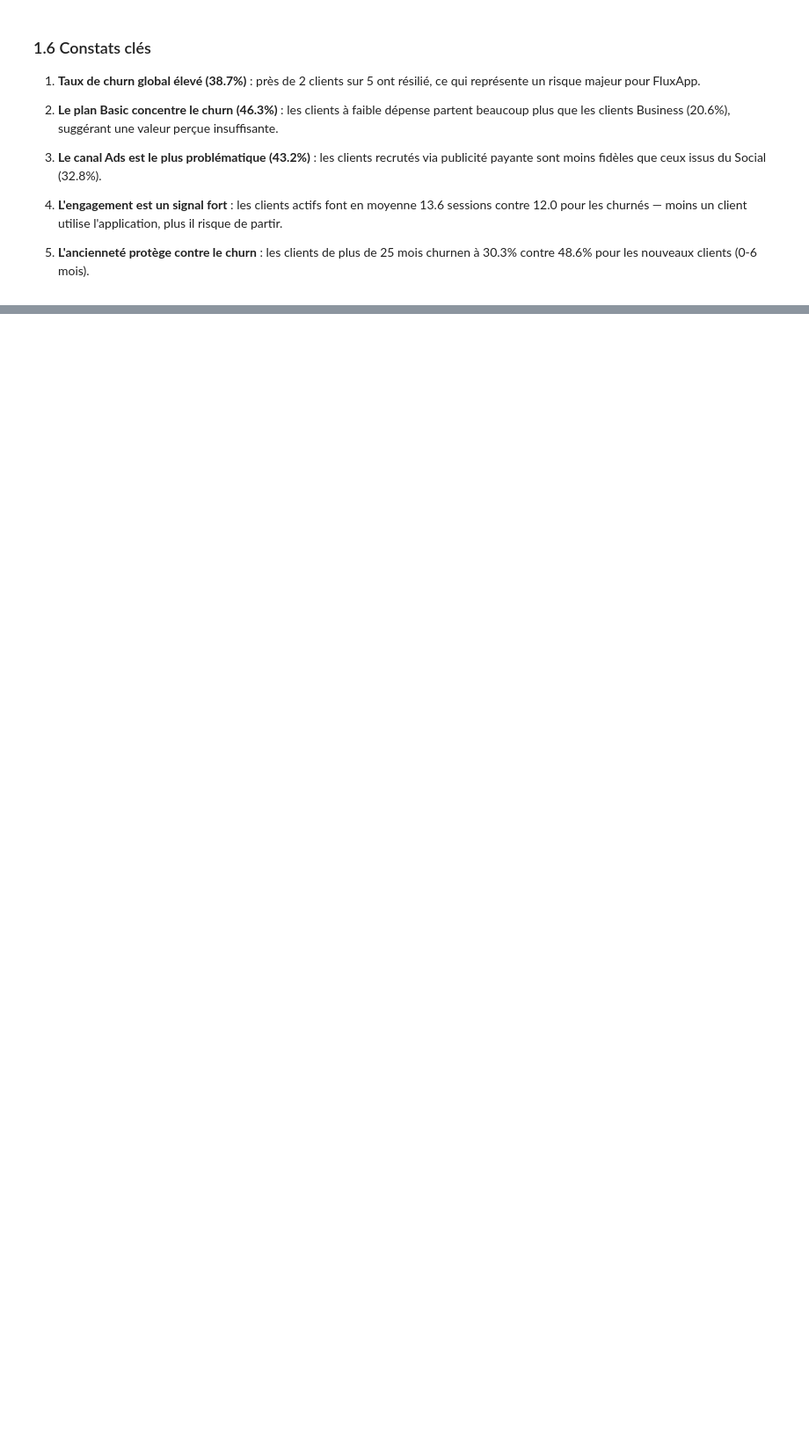
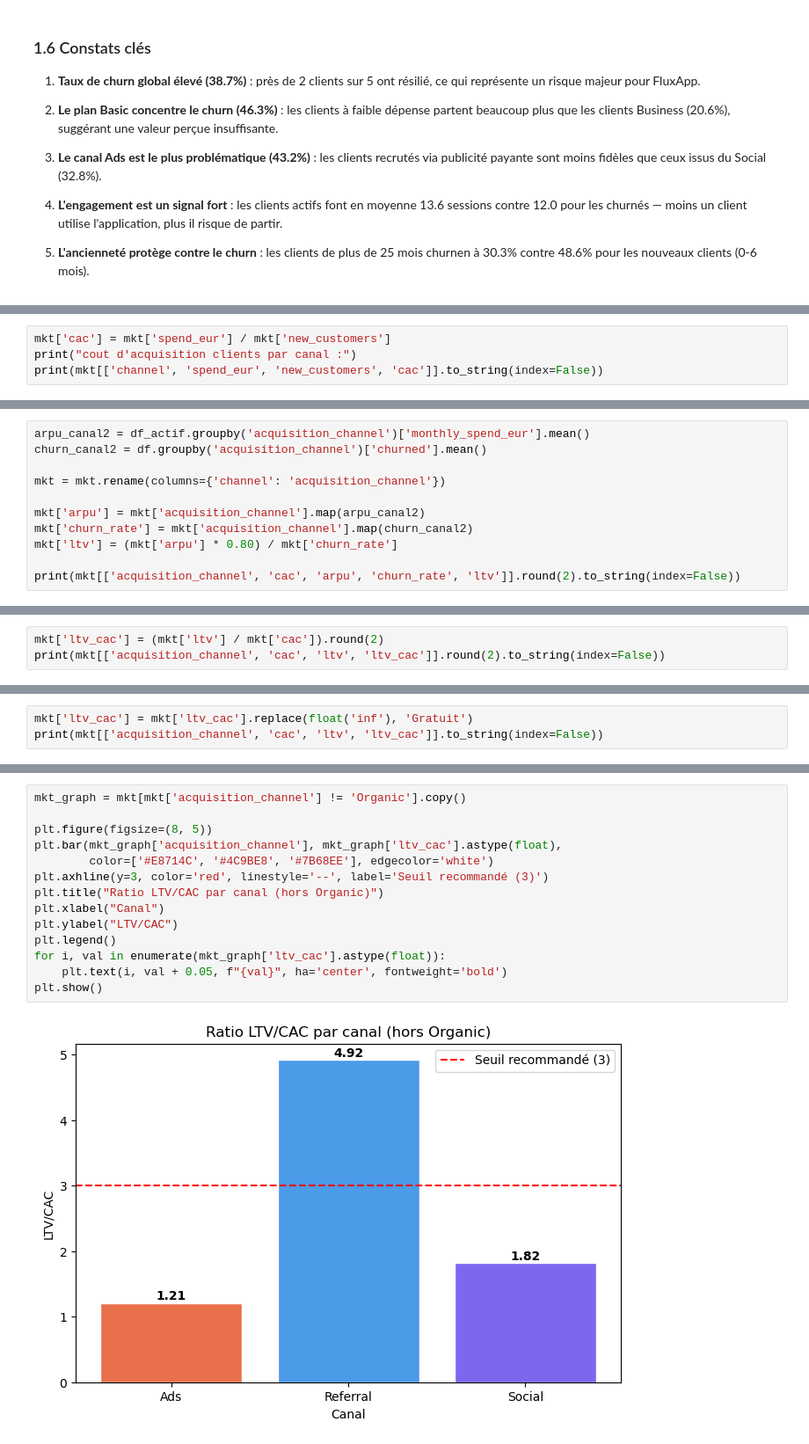
Before and after one commit to bengalybakary225/-analyse_fluxapp, a Jupyter notebook: analyse_fluxapp.ipynb, the cells around one changed output, grey strips where cells are left out. Shown at 88% size. Cells and saved outputs as stored; diff of their text form; blank space fills up the shorter version.

Commit message:
MRR, ARPU, CAC, LTV et recommandation budgétaire

```diff
--- a/analyse_fluxapp.ipynb
+++ b/analyse_fluxapp.ipynb
@@ -208,0 +255,4 @@ plt.show()
+# %%
+mkt['cac'] = mkt['spend_eur'] / mkt['new_customers']
+print("cout d'acquisition clients par canal :")
+print(mkt[['channel', 'spend_eur', 'new_customers', 'cac']].to_string(index=False))
@@ -208,0 +266,11 @@ plt.show()
+# %%
+arpu_canal2 = df_actif.groupby('acquisition_channel')['monthly_spend_eur'].mean()
+churn_canal2 = df.groupby('acquisition_channel')['churned'].mean()
+
+mkt = mkt.rename(columns={'channel': 'acquisition_channel'})
+
+mkt['arpu'] = mkt['acquisition_channel'].map(arpu_canal2)
+mkt['churn_rate'] = mkt['acquisition_channel'].map(churn_canal2)
+mkt['ltv'] = (mkt['arpu'] * 0.80) / mkt['churn_rate']
+
+print(mkt[['acquisition_channel', 'cac', 'arpu', 'churn_rate', 'ltv']].round(2).to_string(index=False))
@@ -208,0 +283,3 @@ plt.show()
+# %%
+mkt['ltv_cac'] = (mkt['ltv'] / mkt['cac']).round(2)
+print(mkt[['acquisition_channel', 'cac', 'ltv', 'ltv_cac']].round(2).to_string(index=False))
@@ -208,0 +292,3 @@ plt.show()
+# %%
+mkt['ltv_cac'] = mkt['ltv_cac'].replace(float('inf'), 'Gratuit')
+print(mkt[['acquisition_channel', 'cac', 'ltv', 'ltv_cac']].to_string(index=False))
@@ -208,0 +301,16 @@ plt.show()
+# %%
+mkt_graph = mkt[mkt['acquisition_channel'] != 'Organic'].copy()
+
+plt.figure(figsize=(8, 5))
+plt.bar(mkt_graph['acquisition_channel'], mkt_graph['ltv_cac'].astype(float),
+        color=['#E8714C', '#4C9BE8', '#7B68EE'], edgecolor='white')
+plt.axhline(y=3, color='red', linestyle='--', label='Seuil recommandé (3)')
+plt.title("Ratio LTV/CAC par canal (hors Organic)")
+plt.xlabel("Canal")
+plt.ylabel("LTV/CAC")
+plt.legend()
+for i, val in enumerate(mkt_graph['ltv_cac'].astype(float)):
+    plt.text(i, val + 0.05, f"{val}", ha='center', fontweight='bold')
+plt.show()
+# %% [output]
+[figure, added]
```
Also changed, not shown: parts of 12 cells of this notebook.
